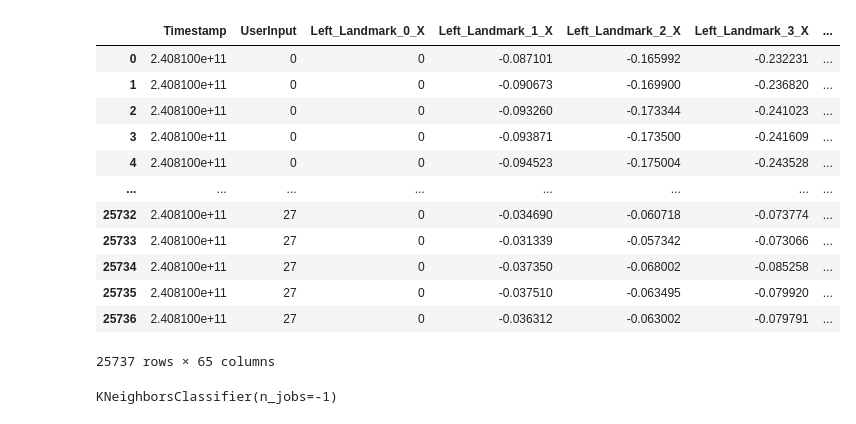
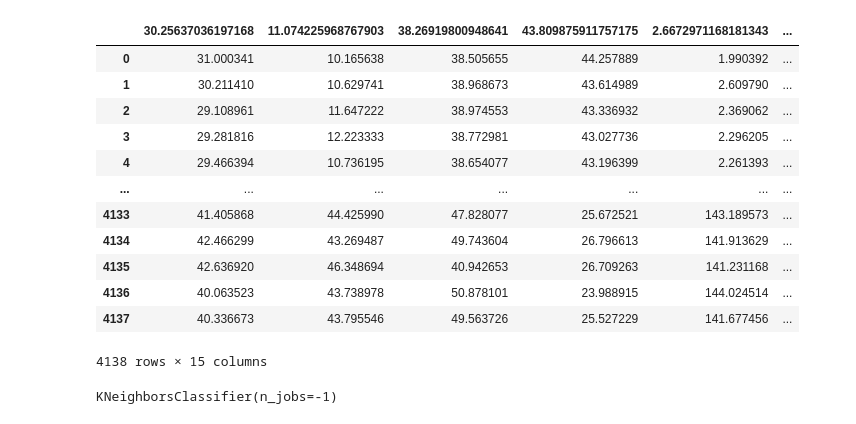
Before and after one commit to Na-yeon-Kim/sw_project, a Jupyter notebook: train.ipynb, the cells around one changed output. Drawn from its saved outputs; the diff is of its cells as text; code cells hidden in the pictures.

```diff
--- a/train.ipynb
+++ b/train.ipynb
@@ -2,6 +2,6 @@
 # drug 데이터를 불러옵니다.
 import pandas as pd
 
-data = pd.read_csv('C:\\sw\\first_project\\hand_landmarks.csv')
+data = pd.read_csv(r'C:\sw\first_project\gesture_data.csv')
 data
 # %% [output]
@@ -38,22 +38,22 @@ Name: UserInput, Length: 25737, dtype: int64
 # %%
 # drug 데이터에서 특징 값을 선택합니다.
 # 약물 처방에 필요한 데이터를 선택하고, 불필요한 것은 삭제하거나 선택하지 않습니다.
-data_data = data.iloc[:,:65] #행전체 4열까지
+data_data = data.iloc[:,1:]
 data_data
 # %% [output]
-|  | Timestamp | UserInput | Left_Landmark_0_X | Left_Landmark_1_X | Left_Landmark_2_X | Left_Landmark_3_X | ... |
-| 0 | 2.408100e+11 | 0 | 0 | -0.087101 | -0.165992 | -0.232231 | ... |
-| 1 | 2.408100e+11 | 0 | 0 | -0.090673 | -0.169900 | -0.236820 | ... |
-| 2 | 2.408100e+11 | 0 | 0 | -0.093260 | -0.173344 | -0.241023 | ... |
-| 3 | 2.408100e+11 | 0 | 0 | -0.093871 | -0.173500 | -0.241609 | ... |
-| 4 | 2.408100e+11 | 0 | 0 | -0.094523 | -0.175004 | -0.243528 | ... |
-| ... | ... | ... | ... | ... | ... | ... | ... |
-| 25732 | 2.408100e+11 | 27 | 0 | -0.034690 | -0.060718 | -0.073774 | ... |
-| 25733 | 2.408100e+11 | 27 | 0 | -0.031339 | -0.057342 | -0.073066 | ... |
-| 25734 | 2.408100e+11 | 27 | 0 | -0.037350 | -0.068002 | -0.085258 | ... |
-| 25735 | 2.408100e+11 | 27 | 0 | -0.037510 | -0.063495 | -0.079920 | ... |
-| 25736 | 2.408100e+11 | 27 | 0 | -0.036312 | -0.063002 | -0.079791 | ... |
+|  | 30.25637036197168 | 11.074225968767903 | 38.26919800948641 | 43.809875911757175 | 2.6672971168181343 | ... |
+| 0 | 31.000341 | 10.165638 | 38.505655 | 44.257889 | 1.990392 | ... |
+| 1 | 30.211410 | 10.629741 | 38.968673 | 43.614989 | 2.609790 | ... |
+| 2 | 29.108961 | 11.647222 | 38.974553 | 43.336932 | 2.369062 | ... |
+| 3 | 29.281816 | 12.223333 | 38.772981 | 43.027736 | 2.296205 | ... |
+| 4 | 29.466394 | 10.736195 | 38.654077 | 43.196399 | 2.261393 | ... |
+| ... | ... | ... | ... | ... | ... | ... |
+| 4133 | 41.405868 | 44.425990 | 47.828077 | 25.672521 | 143.189573 | ... |
+| 4134 | 42.466299 | 43.269487 | 49.743604 | 26.796613 | 141.913629 | ... |
+| 4135 | 42.636920 | 46.348694 | 40.942653 | 26.709263 | 141.231168 | ... |
+| 4136 | 40.063523 | 43.738978 | 50.878101 | 23.988915 | 144.024514 | ... |
+| 4137 | 40.336673 | 43.795546 | 49.563726 | 25.527229 | 141.677456 | ... |
-25737 rows × 65 columns
+4138 rows × 15 columns
 # %%
 # 데이터를 학습 데이터와 검증 데이터로 분할합니다.
 from sklearn.model_selection import train_test_split
```
Also changed, not shown: parts of 4 cells of this notebook, 16 other files.
